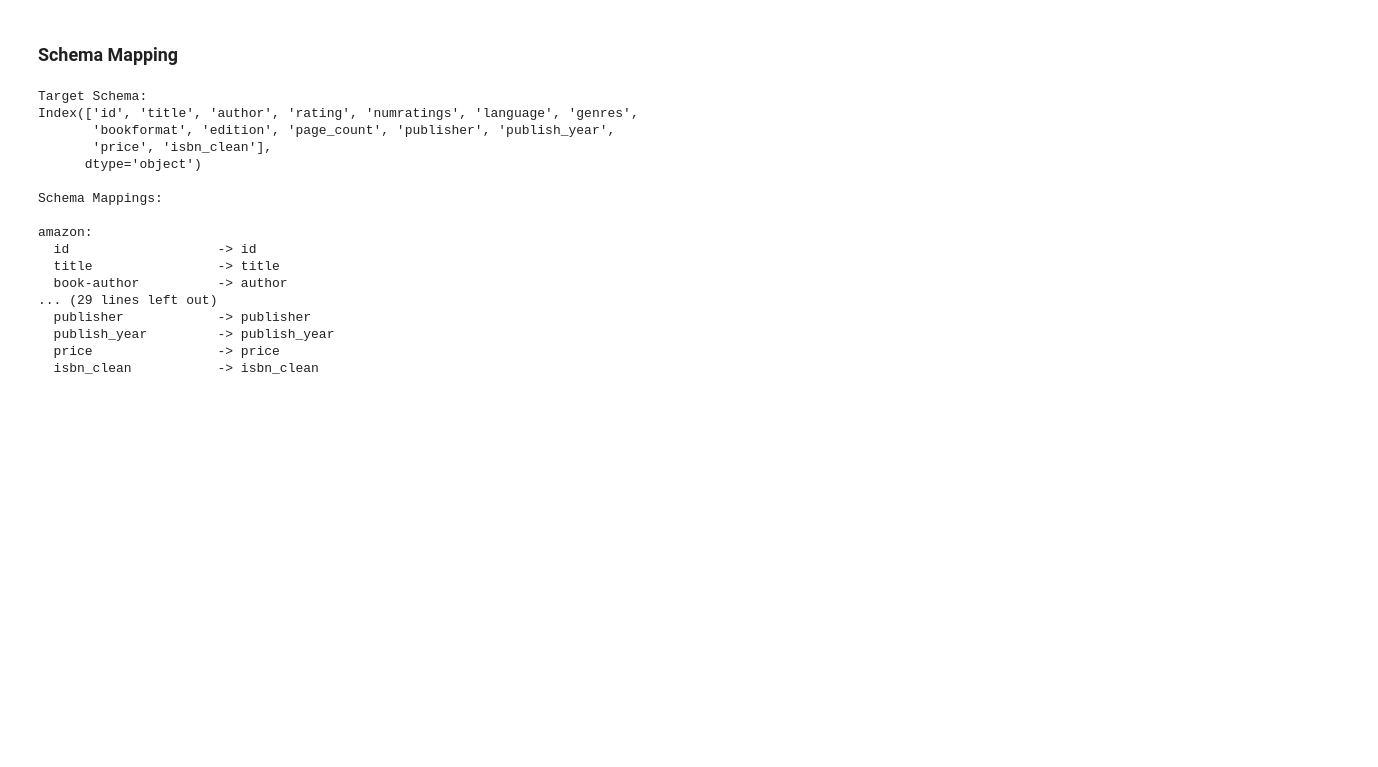
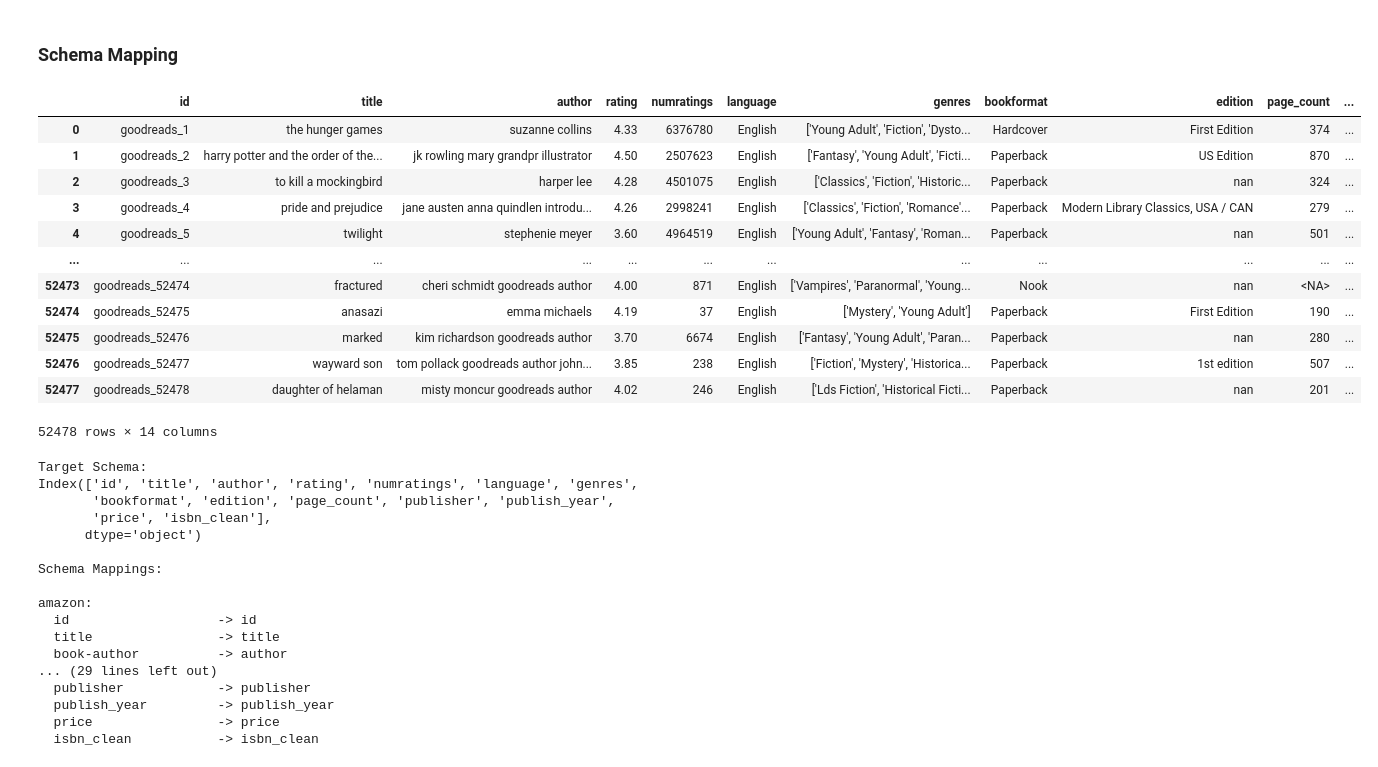
Before and after one commit to gdebus/data-integration-team-project, a Jupyter notebook: books-integration/books_data_final_workflow.ipynb, the cells around one changed output. Drawn from its saved outputs; the diff is of its cells as text; code cells hidden in the pictures; blank space fills up the shorter version.

```diff
--- a/books-integration/books_data_final_workflow.ipynb
+++ b/books-integration/books_data_final_workflow.ipynb
@@ -32,6 +32,22 @@ metabooks = load_parquet(
   DATA_DIR / "metabooks.parquet",
   name="metabooks"
 )
+# %%
+goodreads
+# %% [output]
+|  | id | title | author | rating | numratings | language | genres | bookformat | edition | page_count | ... |
+| 0 | goodreads_1 | the hunger games | suzanne collins | 4.33 | 6376780 | English | ['Young Adult', 'Fiction', 'Dysto... | Hardcover | First Edition | 374 | ... |
+| 1 | goodreads_2 | harry potter and the order of the... | jk rowling mary grandpr illustrator | 4.50 | 2507623 | English | ['Fantasy', 'Young Adult', 'Ficti... | Paperback | US Edition | 870 | ... |
+| 2 | goodreads_3 | to kill a mockingbird | harper lee | 4.28 | 4501075 | English | ['Classics', 'Fiction', 'Historic... | Paperback | nan | 324 | ... |
+| 3 | goodreads_4 | pride and prejudice | jane austen anna quindlen introdu... | 4.26 | 2998241 | English | ['Classics', 'Fiction', 'Romance'... | Paperback | Modern Library Classics, USA / CAN | 279 | ... |
+| 4 | goodreads_5 | twilight | stephenie meyer | 3.60 | 4964519 | English | ['Young Adult', 'Fantasy', 'Roman... | Paperback | nan | 501 | ... |
+| ... | ... | ... | ... | ... | ... | ... | ... | ... | ... | ... | ... |
+| 52473 | goodreads_52474 | fractured | cheri schmidt goodreads author | 4.00 | 871 | English | ['Vampires', 'Paranormal', 'Young... | Nook | nan | <NA> | ... |
+| 52474 | goodreads_52475 | anasazi | emma michaels | 4.19 | 37 | English | ['Mystery', 'Young Adult'] | Paperback | First Edition | 190 | ... |
+| 52475 | goodreads_52476 | marked | kim richardson goodreads author | 3.70 | 6674 | English | ['Fantasy', 'Young Adult', 'Paran... | Paperback | nan | 280 | ... |
+| 52476 | goodreads_52477 | wayward son | tom pollack goodreads author john... | 3.85 | 238 | English | ['Fiction', 'Mystery', 'Historica... | Paperback | 1st edition | 507 | ... |
+| 52477 | goodreads_52478 | daughter of helaman | misty moncur goodreads author | 4.02 | 246 | English | ['Lds Fiction', 'Historical Ficti... | Paperback | nan | 201 | ... |
+52478 rows × 14 columns
 # %%
 from rapidfuzz import fuzz
 from sentence_transformers import SentenceTransformer, util
```
Also changed, not shown: parts of 7 cells of this notebook.
